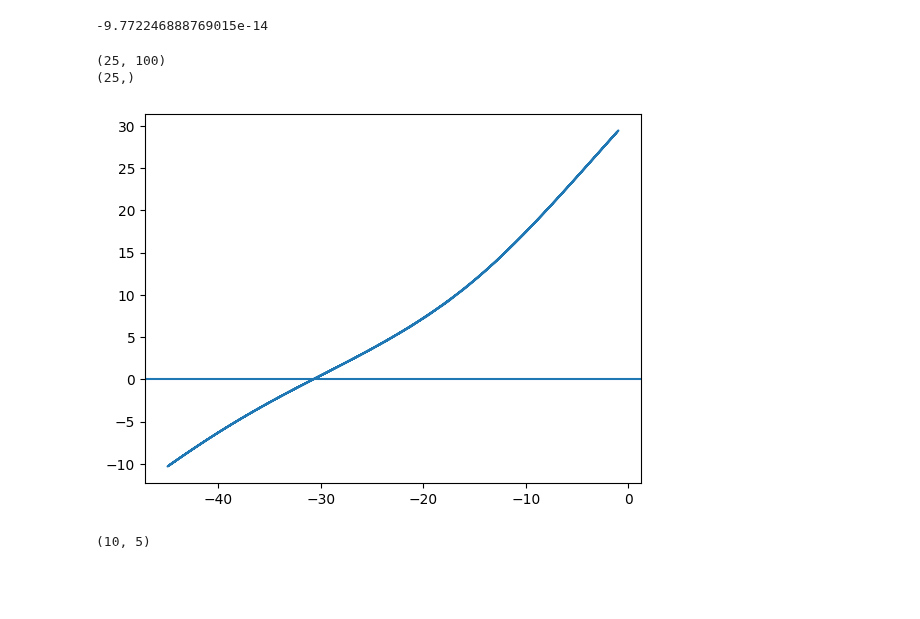
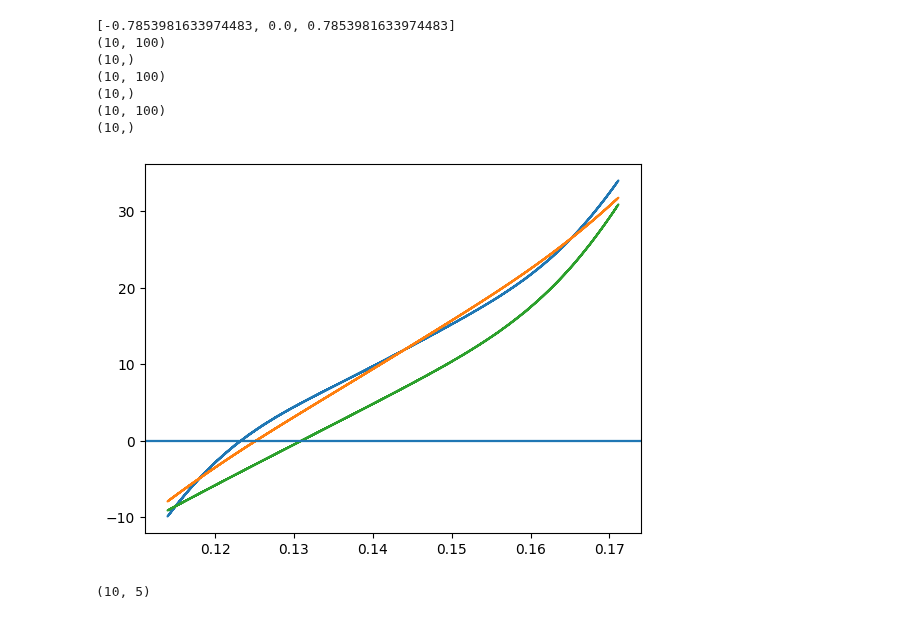
Before and after one commit to JGSuw/hsa_hopper_control, a Jupyter notebook: notebooks/hsa_identification.ipynb, the cells around one changed output. Drawn from its saved outputs; the diff is of its cells as text; code cells hidden in the pictures; blank space fills up the shorter version.

```diff
--- a/notebooks/hsa_identification.ipynb
+++ b/notebooks/hsa_identification.ipynb
@@ -272,20 +261,0 @@ Solving regularized differentiation problem
-# %%
-from matplotlib import pyplot as plt
-# plt.plot(df['t_s'], df['xdot'])
-foo = df.iloc[1000:3000]
-t = foo['t_s'].to_numpy()
-t = t - t[0]
-x = foo['x_rad'].to_numpy()
-x_raw = foo['x_raw'].to_numpy()
-xdot = foo['xdot'].to_numpy()
-xddot = foo['xddot'].to_numpy()
-l = foo['l_m'].to_numpy()
-tau = foo['torque']
-tau_raw = foo['torque_raw']
-plt.plot(t[:-1],np.diff(x_raw)/np.diff(t))
-plt.plot(t,xdot)
-# plt.plot(t,tau)
-# plt.plot(t,xddot*3e-3)
-# plt.plot(t,tau-tau_raw)
-# plt.plot(t,x_raw)
-# plt.plot(t,x)
@@ -456,0 +446,10 @@ with open('hsa_model.yaml','w') as f:
+# %%
+S = np.cov(y_basis,rowvar=False)
+nlsd_model = HSAModel(0,0,0,y_basis,np.linalg.inv(S),w_c,w_d,1,1/np.sqrt(2))
+result = governing_equation_lstsq(nlsd_model, actuator_model,.1)
+print(result)
+print(f'rmse = {result.rmse}')
+print(f'rsqr = {result.r_sqr}')
+attrs = nlsd_model.attribute_dict()
+with open('nlsd_model.yaml','w') as f:
+    yaml.dump(attrs, f, yaml.Dumper)
@@ -479,29 +558,33 @@ print(result)
-# %%
-hsa_model.b
-# %% [output]
--9.772246888769015e-14
 # %%
 fig, axs = plt.subplots()
-for psi in [45*np.pi/180]:
+model = nlsd_model
+print(twist_angles)
+for psi in twist_angles:
     frame = df['psi'] == 0
     t = df.loc[frame, 't_s'].to_numpy()[-2000:-1000:10]
     x = df.loc[frame, 'x_rad'].to_numpy()[-2000:-1000:10]
     xdot = df.loc[frame, 'x_rad'].to_numpy()[-2000:-1000:10]
     l = df.loc[frame, 'l_m'].to_numpy()[-2000:-1000:10]
     ldot = df.loc[frame, 'ldot'].to_numpy()[-2000:-1000:10]
-    kc,kd,dkc,dkd = hsa_model.covectors(l,ldot,psi,grad=True)
+    kc,kd,dkc,dkd = model.covectors(l,ldot,psi,grad=True)
     print(kc.shape)
-    print(hsa_model.w_c.shape)
-    spring_force = np.dot(hsa_model.w_c,dkc)+hsa_model.K*l + hsa_model.F0
-    damp_force = np.dot(hsa_model.w_d,dkd) + ldot*hsa_model.b
+    print(model.w_c.shape)
+    spring_force = np.dot(model.w_c,dkc)+model.K*l + model.F0
+    damp_force = np.dot(model.w_d,dkd) + ldot*model.b
     # plt.plot(ldot,damp_force)
     # plt.plot(l,spring_force+damp_force)
-    plt.plot(x*180/np.pi, spring_force)
+    # plt.plot(x*180/np.pi, spring_force)
+    plt.plot(l, spring_force)
     plt.axhline(0)
 # %% [output]
-(25, 100)
-(25,)
+[-0.7853981633974483, 0.0, 0.7853981633974483]
+(10, 100)
+(10,)
+(10, 100)
+(10,)
+(10, 100)
+(10,)
-[figure, old version]
+[figure, new version]
 # %%
 l = np.random.rand(10,5)
 ldot = np.random.rand(10,5)
```
Also changed, not shown: parts of 14 cells of this notebook, 2 other files.
